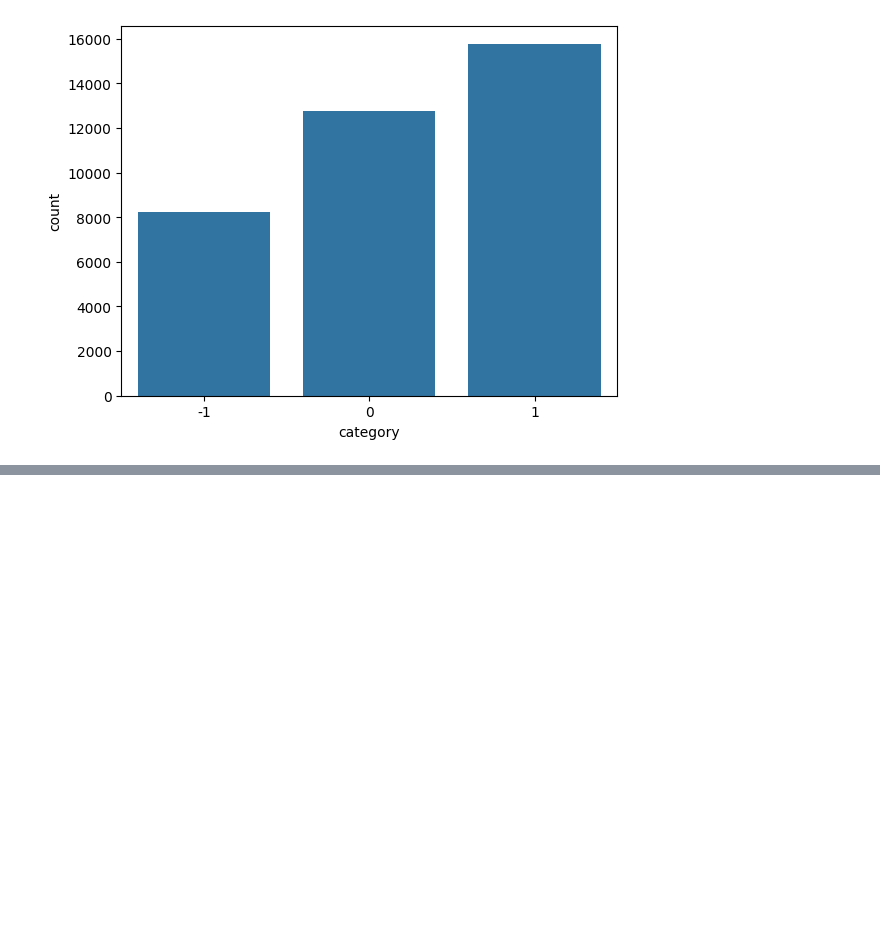
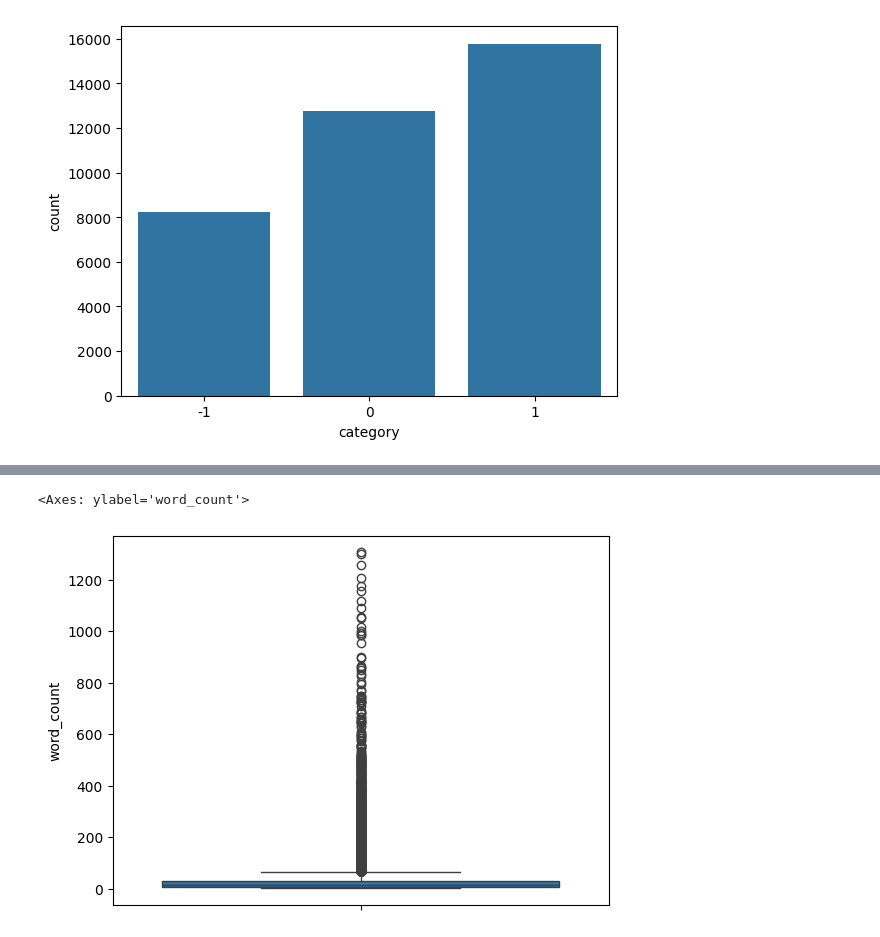
Before and after one commit to Sumit-Prasad01/Real-Time-YouTube-Sentiment-Analysis, a Jupyter notebook: notebooks/1_Preprocessing_&_EDA.ipynb, the cells around one changed output, grey strips where cells are left out. Cells and saved outputs as stored; diff of their text form; code cells hidden in the pictures; blank space fills up the shorter version.

```diff
--- a/notebooks/1_Preprocessing_&_EDA.ipynb
+++ b/notebooks/1_Preprocessing_&_EDA.ipynb
@@ -190,0 +230,5 @@ plt.savefig("../visuals/category_count.png")
+# %%
+sns.boxplot(df['word_count'])
+# %% [output]
+<Axes: ylabel='word_count'>
+[figure, added]
```
Also changed, not shown: parts of 58 cells of this notebook, 1 other file.
